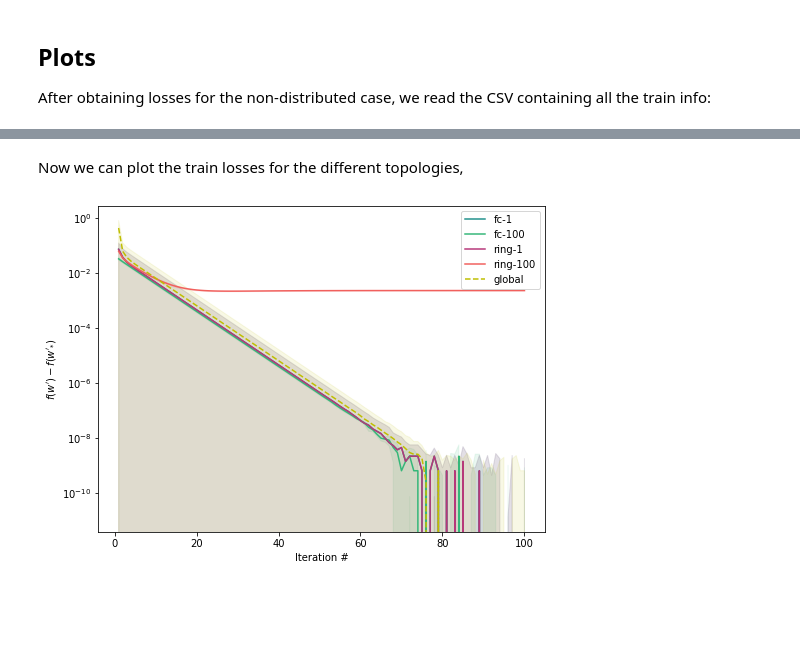
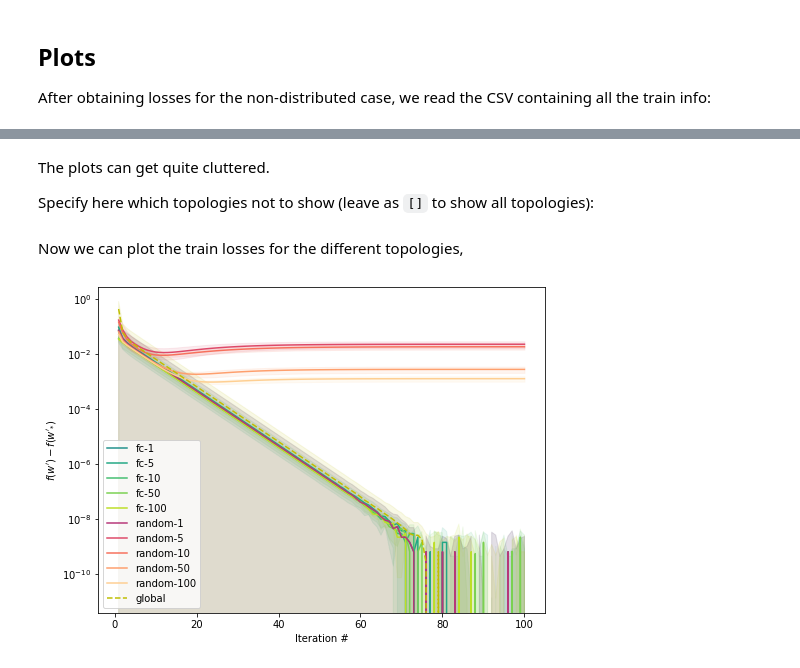
Before and after one commit to eelismie/OptForML-Project, a Jupyter notebook: notebooks/train_plots.ipynb, the cells around one changed output, grey strips where cells are left out. Saved outputs shown, nothing was run; the diff lists cells and outputs as text; code cells hidden in the pictures; blank space fills up the shorter version.

```diff
--- a/notebooks/train_plots.ipynb
+++ b/notebooks/train_plots.ipynb
@@ -159,3 +159,9 @@ dfs
+# %% [markdown]
+The plots can get quite cluttered.
+
+Specify here which topologies not to show (leave as `[]` to show all topologies):
+# %%
+exclude_topos = ["ring"]
 # %% [markdown]
 Now we can plot the train losses for the different topologies,
 # %%
@@ -171,39 +177,39 @@ ax = axes
 ax.set_yscale('log')
 cmaps = itertools.cycle(['viridis', 'magma', 'cool'])
 for topo, d1 in dfs.groupby('topo'):
-#     if topo == 'ring':
-#         continue
+    if topo in exclude_topos:
+        continue
 
     cmap = plt.get_cmap(next(cmaps))
     M = len([_ for _ in d1.groupby('nodes')])
 
     ind = 0
     for nb_nodes, d2 in d1.groupby('nodes'):
-        if nb_nodes == 10:
-            continue
+#         if nb_nodes == 10:
+#             continue
 
         xaxis = range(1, len(d2['loss'])+1)
 
         color = cmap(ind*0.5/M + 0.5)
         ind += 1
 
-        ax.plot(xaxis, d2['loss']-global_opt, label=f'{topo}-{nb_nodes}', color=color)
+        ax.plot(xaxis, d2['loss']-global_opt, label=f'{topo}-{int(nb_nodes)}', color=color)
         ax.fill_between(xaxis,
                         d2['loss']-global_opt-d2['loss_std'],
                         d2['loss']-global_opt+d2['loss_std'],
                         alpha=alpha, color=color)
 
 p = ax.plot(xaxis, m_gl_losses[:len(xaxis)]-global_opt, 'y--', label='global')
 color = p[0].get_color()
 ax.fill_between(xaxis,
                 m_gl_losses[:len(xaxis)]-global_opt-s_gl_losses[:len(xaxis)],
                 m_gl_losses[:len(xaxis)]-global_opt+s_gl_losses[:len(xaxis)],
                 alpha=alpha, color=color)
 
 ax.legend()
 ax.set_xlabel('Iteration #')
 ax.set_ylabel(r"$f(w')-f(w'_{*})$")
 # plt.ylim(0.05, None)
 plt.show()
 # %% [output]
-[figure, old version]
+[figure, new version]
```
Also changed, not shown: parts of 3 cells of this notebook, 6 other files.
